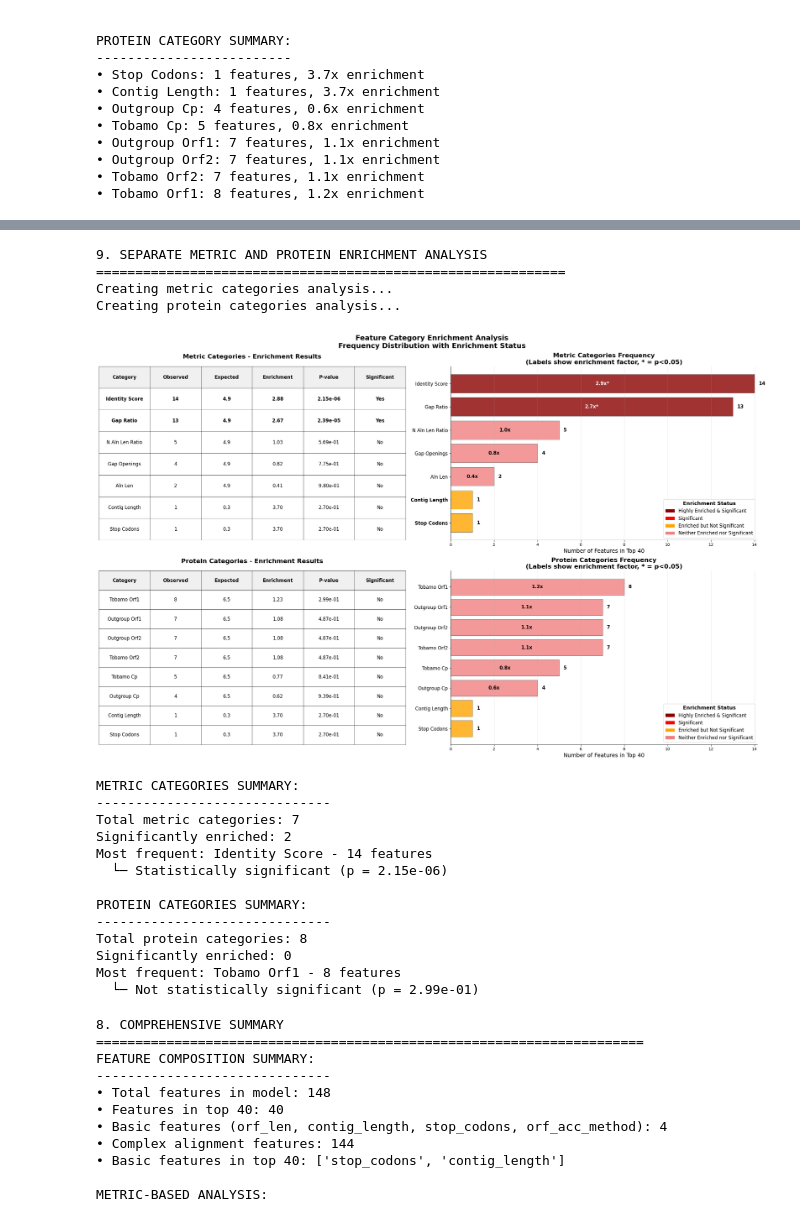
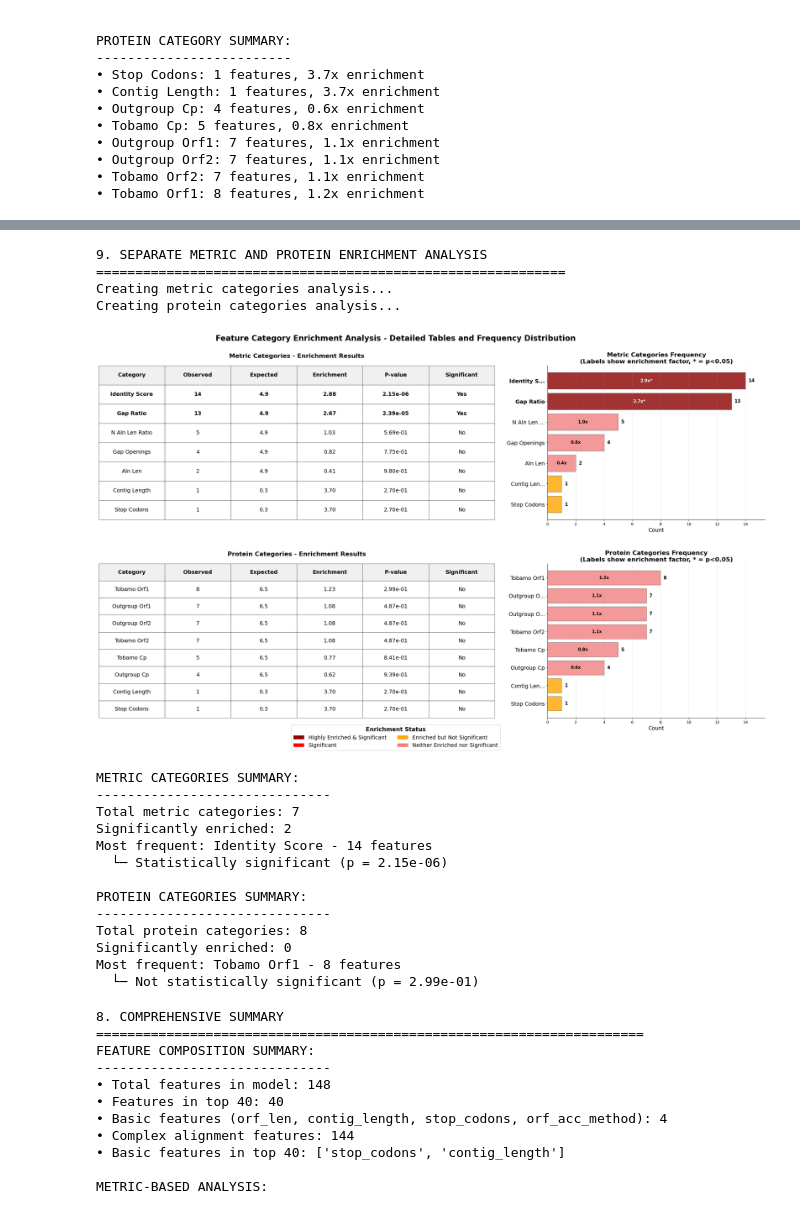
Before and after one commit to nezapajek/project-tobamo, a Jupyter notebook: analysis/model/notebooks/C_model_feature_importance.ipynb, the cells around one changed output, grey strips where cells are left out. Saved outputs shown, nothing was run; the diff lists cells and outputs as text; code cells hidden in the pictures.

```diff
--- a/analysis/model/notebooks/C_model_feature_importance.ipynb
+++ b/analysis/model/notebooks/C_model_feature_importance.ipynb
@@ -878,7 +1086,18 @@ print("\n\n9. SEPARATE METRIC AND PROTEIN ENRICHMENT ANALYSIS")
 print("=" * 60)
 
 # Create figure with 2 rows: metrics on top, proteins on bottom
+# Tables get 60% of space, histograms get 40% of space
 fig, ((ax_metric_table, ax_metric_bars), (ax_protein_table, ax_protein_bars)) = plt.subplots(2, 2, figsize=(24, 16))
+fig.subplots_adjust(wspace=0.25, hspace=0.25)
+
+# Adjust subplot positions manually for 60/40 split with more spacing
+# Top row - Metric analysis
+ax_metric_table.set_position([0.05, 0.55, 0.6, 0.35])  # [left, bottom, width, height]
+ax_metric_bars.set_position([0.73, 0.55, 0.33, 0.35])   # More gap between table and histogram
+
+# Bottom row - Protein analysis
+ax_protein_table.set_position([0.05, 0.1, 0.6, 0.35])
+ax_protein_bars.set_position([0.73, 0.1, 0.33, 0.35])
 
 # === METRIC CATEGORIES ANALYSIS ===
 print("Creating metric categories analysis...")
@@ -916,14 +1135,15 @@ metric_table = ax_metric_table.table(cellText=metric_table_data,
                                     bbox=[0, 0, 1, 1])
 
 metric_table.auto_set_font_size(False)
-metric_table.set_fontsize(12)
-metric_table.scale(1, 2)
+metric_table.set_fontsize(14)
+metric_table.scale(1, 2.0)
 
 # Color significant rows in metric table and make them bold
 for i, item in enumerate(metric_data):
     if item['significant']:
         for j in range(6):  # Now 6 columns including Significant
             metric_table[(i+1, j)].set_text_props(weight='bold')
+            # metric_table[(i+1, j)].set_facecolor('#ffcccc')
 
 # Style metric table
 for (i, j), cell in metric_table.get_celld().items():
@@ -972,21 +1192,27 @@ for i, (bar, observed, enrich, sig) in enumerate(zip(metric_bars, metric_observe
         text_color = 'white' if enrich > 1.5 else 'black'
         ax_metric_bars.text(bar.get_width()/2, bar.get_y() + bar.get_height()/2,
                            f'{enrich:.1f}x{sig_marker}', ha='center', va='center',
-                           fontweight='bold', fontsize=12, color=text_color)
+                           fontweight='bold', fontsize=11, color=text_color)
 
 # Customize metric bar plot
 ax_metric_bars.set_yticks(metric_y_positions[::-1])
-ax_metric_bars.set_yticklabels(metric_categories, fontsize=12)
-ax_metric_bars.set_xlabel('Number of Features in Top 40', fontsize=14)
-ax_metric_bars.set_title('Metric Categories Frequency\n(Labels show enrichment factor, * = p<0.05)',
-                         fontweight='bold', fontsize=16)
+# Truncate long category names for y-axis labels to prevent overlap
+truncated_categories = []
+for cat in metric_categories:
+    if len(cat) > 12:
+        truncated_categories.append(cat[:10] + '...')
+    else:
+        truncated_categories.append(cat)
+
+ax_metric_bars.set_yticklabels(truncated_categories, fontsize=14)
+ax_metric_bars.set_xlabel('Count', fontsize=14)
+ax_metric_bars.set_title('Metric Categories Frequency\n(Labels show enrichment factor, * = p<0.05)', fontweight='bold', fontsize=16)
 ax_metric_bars.grid(True, alpha=0.3, axis='x')
-ax_metric_bars.set_xlim(0, max(metric_observed) * 1.01)
+ax_metric_bars.set_xlim(0, max(metric_observed) * 1.1)
 
-# Bold labels for significant metric categories - fix the comparison logic
+# Bold labels for significant metric categories
 y_labels = ax_metric_bars.get_yticklabels()
-reversed_significants = metric_significants[::-1]  # Reverse to match the y-axis order
-for i, (label, is_significant) in enumerate(zip(y_labels, reversed_significants)):
+for i, (label, is_significant) in enumerate(zip(y_labels, metric_significants)):
     if is_significant:
         label.set_fontweight('bold')
 
@@ -1026,14 +1252,15 @@ protein_table = ax_protein_table.table(cellText=protein_table_data,
                                       bbox=[0, 0, 1, 1])
 
 protein_table.auto_set_font_size(False)
-protein_table.set_fontsize(12)
-protein_table.scale(1, 2)
+protein_table.set_fontsize(14)
+protein_table.scale(1, 2.0)
 
 # Color significant rows in protein table and make them bold
 for i, item in enumerate(protein_data):
     if item['significant']:
         for j in range(6):  # Now 6 columns including Significant
             protein_table[(i+1, j)].set_text_props(weight='bold')
+            # protein_table[(i+1, j)].set_facecolor('#ffcccc')
 
 # Style protein table
 for (i, j), cell in protein_table.get_celld().items():
@@ -1082,29 +1309,34 @@ for i, (bar, observed, enrich, sig) in enumerate(zip(protein_bars, protein_obser
         text_color = 'white' if enrich > 1.5 else 'black'
         ax_protein_bars.text(bar.get_width()/2, bar.get_y() + bar.get_height()/2,
                             f'{enrich:.1f}x{sig_marker}', ha='center', va='center',
-                            fontweight='bold', fontsize=12, color=text_color)
+                            fontweight='bold', fontsize=11, color=text_color)
 
 # Customize protein bar plot
 ax_protein_bars.set_yticks(protein_y_positions[::-1])
-ax_protein_bars.set_yticklabels(protein_categories, fontsize=12)
-ax_protein_bars.set_xlabel('Number of Features in Top 40', fontsize=14)
-ax_protein_bars.set_title('Protein Categories Frequency\n(Labels show enrichment factor, * = p<0.05)',
-                         fontweight='bold', fontsize=16)
+# Truncate long category names for y-axis labels to prevent overlap
+truncated_protein_categories = []
+for cat in protein_categories:
+    if len(cat) > 12:
+        truncated_protein_categories.append(cat[:10] + '...')
+    else:
+        truncated_protein_categories.append(cat)
+
+ax_protein_bars.set_yticklabels(truncated_protein_categories, fontsize=14)
+ax_protein_bars.set_xlabel('Count', fontsize=14)
+ax_protein_bars.set_title('Protein Categories Frequency\n(Labels show enrichment factor, * = p<0.05)', fontweight='bold', fontsize=16)
 ax_protein_bars.grid(True, alpha=0.3, axis='x')
 
 # Set shared x-axis scale for both plots
 max_observed = max(max(metric_observed), max(protein_observed))
-ax_metric_bars.set_xlim(0, max_observed * 1.01)
-ax_protein_bars.set_xlim(0, max_observed * 1.01)
+ax_metric_bars.set_xlim(0, max_observed * 1.1)
+ax_protein_bars.set_xlim(0, max_observed * 1.1)
 
-# Bold labels for significant protein categories - fix the comparison logic
 y_labels = ax_protein_bars.get_yticklabels()
-reversed_protein_significants = protein_significants[::-1]  # Reverse to match the y-axis order
-for i, (label, is_significant) in enumerate(zip(y_labels, reversed_protein_significants)):
+for i, (label, is_significant) in enumerate(zip(y_labels, protein_significants)):
     if is_significant:
         label.set_fontweight('bold')
 
-# Add unified legend (same for both plots since color coding is by enrichment)
+# Add unified legend positioned at the bottom center
 from matplotlib.patches import Patch
 
 legend_elements = [
@@ -1114,45 +1346,45 @@ legend_elements = [
     Patch(facecolor='lightcoral', label='Neither Enriched nor Significant')
 ]
 
-ax_metric_bars.legend(handles=legend_elements, loc='lower right', fontsize=12, frameon=True, title='Enrichment Status', title_fontproperties={'weight': 'bold', 'size': 13})
-ax_protein_bars.legend(handles=legend_elements, loc='lower right', fontsize=12, frameon=True, title='Enrichment Status', title_fontproperties={'weight': 'bold', 'size': 13})
+# Add legend at bottom center spanning both sides
+fig.legend(handles=legend_elements, loc='lower center', bbox_to_anchor=(0.5, 0.02),
+           ncol=2, fontsize=14, frameon=True, title='Enrichment Status',
+           title_fontproperties={'weight': 'bold', 'size': 15})
 
 # Add super title
-fig.suptitle('Feature Category Enrichment Analysis\nFrequency Distribution with Enrichment Status',
-             fontsize=18, fontweight='bold', y=0.95)
+fig.suptitle('Feature Category Enrichment Analysis - Detailed Tables and Frequency Distribution',
+             fontsize=20, fontweight='bold', y=0.97)
 
-plt.tight_layout()
-plt.subplots_adjust(top=0.88)
 plt.savefig(figures_dir / 'Figure9_SeparateEnrichmentAnalysis.png', dpi=300, bbox_inches='tight')
 plt.show()
 
 print(f"\nMETRIC CATEGORIES SUMMARY:")
 print("-" * 30)
 print(f"Total metric categories: {len(metric_data)}")
 print(f"Significantly enriched: {sum(1 for item in metric_data if item['significant'])}")
 if metric_data:
     print(f"Most frequent: {metric_data[0]['category']} - {metric_data[0]['observed']} features")
     if metric_data[0]['significant']:
         print(f"  └─ Statistically significant (p = {metric_data[0]['pvalue']:.2e})")
     else:
         print(f"  └─ Not statistically significant (p = {metric_data[0]['pvalue']:.2e})")
 
 print(f"\nPROTEIN CATEGORIES SUMMARY:")
 print("-" * 30)
 print(f"Total protein categories: {len(protein_data)}")
 print(f"Significantly enriched: {sum(1 for item in protein_data if item['significant'])}")
 if protein_data:
     print(f"Most frequent: {protein_data[0]['category']} - {protein_data[0]['observed']} features")
     if protein_data[0]['significant']:
         print(f"  └─ Statistically significant (p = {protein_data[0]['pvalue']:.2e})")
     else:
         print(f"  └─ Not statistically significant (p = {protein_data[0]['pvalue']:.2e})")
 # %% [output]
 9. SEPARATE METRIC AND PROTEIN ENRICHMENT ANALYSIS
 ============================================================
 Creating metric categories analysis...
 Creating protein categories analysis...
-[figure, old version]
+[figure, new version]
 METRIC CATEGORIES SUMMARY:
 ------------------------------
 Total metric categories: 7
```
Also changed, not shown: parts of 2 cells of this notebook, 2 other files.
